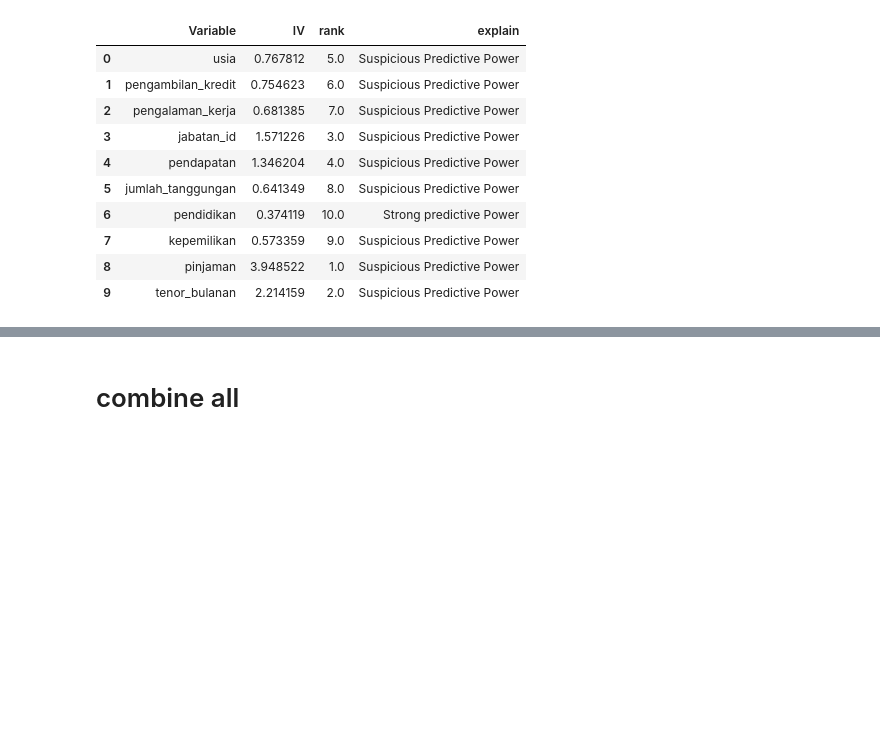
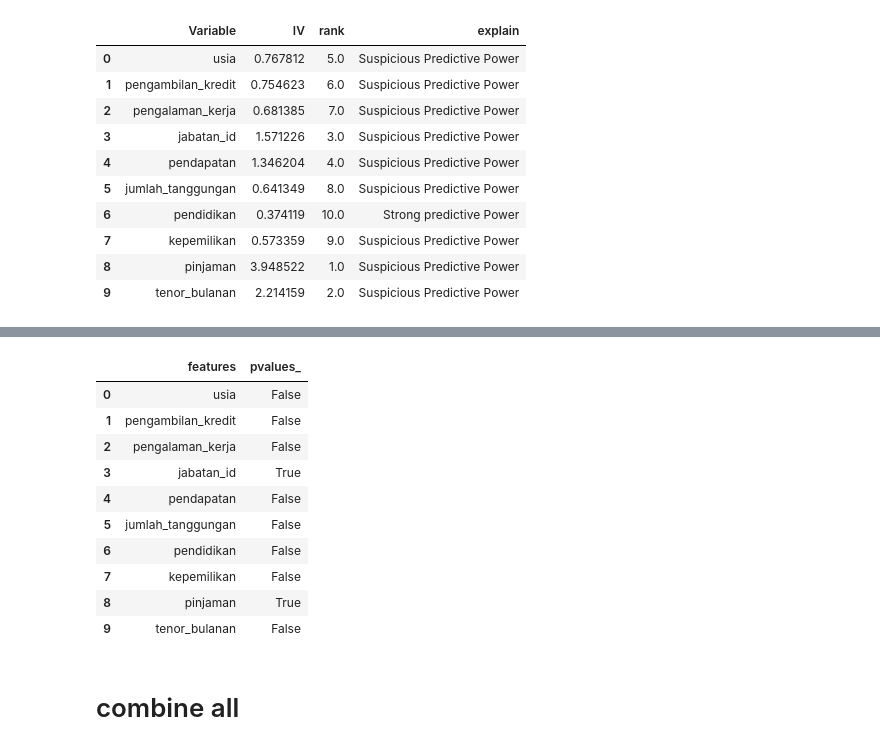
Before and after one commit to imanursar/Machine-Learning-Notes, a Jupyter notebook: Custom Function/Feature Importance Function.ipynb, the cells around one changed output, grey strips where cells are left out. Cells and saved outputs as stored; diff of their text form; code cells hidden in the pictures; blank space fills up the shorter version.

```diff
--- a/Custom Function/Feature Importance Function.ipynb
+++ b/Custom Function/Feature Importance Function.ipynb
@@ -381,0 +381,2 @@ iv
+# %%
+gen,selected_gen,removed_gen = feature_importance.genetic(df1,"kat_status", rf, 5, scoring='accuracy')
@@ -382,3 +403,17 @@ iv
+# %%
+gen
+# %% [output]
+|  | features | pvalues_ |
+| 0 | usia | False |
+| 1 | pengambilan_kredit | False |
+| 2 | pengalaman_kerja | False |
+| 3 | jabatan_id | True |
+| 4 | pendapatan | False |
+| 5 | jumlah_tanggungan | False |
+| 6 | pendidikan | False |
+| 7 | kepemilikan | False |
+| 8 | pinjaman | True |
+| 9 | tenor_bulanan | False |
 # %% [markdown]
 # combine all
 # %%
```
Also changed, not shown: parts of 3 cells of this notebook.
